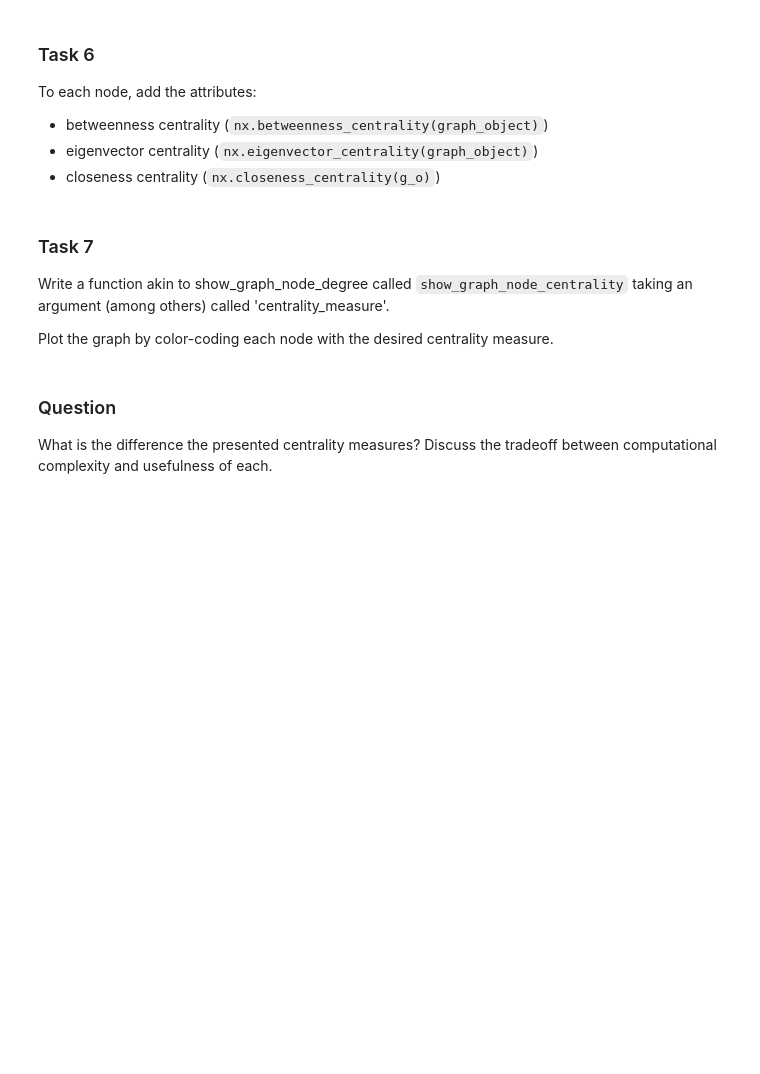
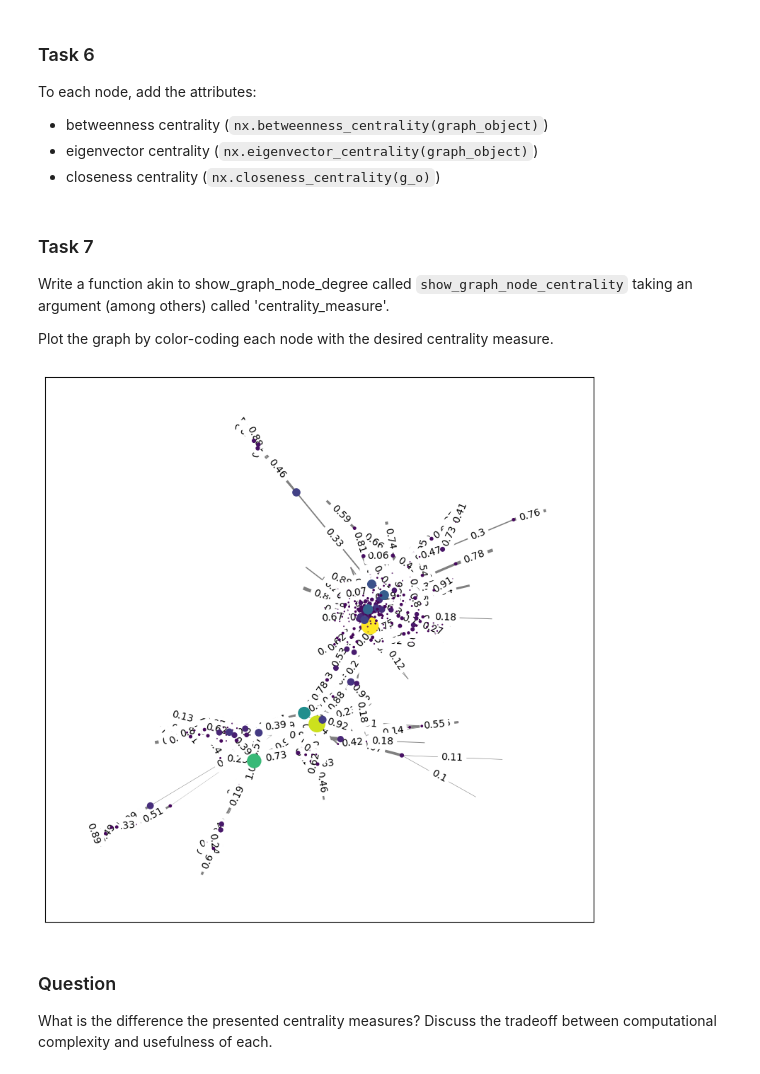
Before and after one commit to damla-jpg/vu_social_web_course, a Jupyter notebook: notebooks/SW_Ass3.ipynb, the cells around one changed output. Saved outputs shown, nothing was run; the diff lists cells and outputs as text; code cells hidden in the pictures; blank space fills up the shorter version.

```diff
--- a/notebooks/SW_Ass3.ipynb
+++ b/notebooks/SW_Ass3.ipynb
@@ -646,3 +634,44 @@ def show_graph_node_centrality(graph, centrality_measure, show_edge_attribute=Tr
+# %%
+def show_graph_node_centrality(graph, centrality_measure, show_edge_attribute=True):
+
+    if centrality_measure not in ['betweenness', 'eigenvector', 'degree', 'closeness']:
+        raise ValueError
+
+    label_offset=0.08
+    plot_margin=0.1
+
+    # your code here
+    plt.subplots(figsize=(10, 10))
+    pos = nx.spring_layout(graph)
+
+    if centrality_measure == 'betweenness':
+        nx.draw_networkx_nodes(graph, pos, node_size=[d['betweenness']*1000 for (_, d) in graph.nodes(data=True)], node_color=[d['betweenness'] for (_, d) in graph.nodes(data=True)])
+    elif centrality_measure == 'eigenvector':
+        nx.draw_networkx_nodes(graph, pos, node_size=[d['eigenvector']*1000 for (_, d) in graph.nodes(data=True)], node_color=[d['eigenvector'] for (_, d) in graph.nodes(data=True)])
+    elif centrality_measure == 'degree':
+        nx.draw_networkx_nodes(graph, pos, node_size=[d['degree']*10 for (_, d) in graph.nodes(data=True)], node_color=[d['degree'] for (_, d) in graph.nodes(data=True)])
+    elif centrality_measure == 'closeness':
+        nx.draw_networkx_nodes(graph, pos, node_size=[d['closeness']*1000 for (_, d) in graph.nodes(data=True)], node_color=[d['closeness'] for (_, d) in graph.nodes(data=True)])
+
+
+   # Repeat the usual steps, but consider user input for 'centrality_measure' to color-code each node.
+
+    nx.draw_networkx_edges(graph, pos, edgelist=graph.edges(), width=[d['weight']*4 for (_, _, d) in graph.edges(data=True)], edge_color='grey')
+    if show_edge_attribute:
+        edge_labels = {(u, v): d['weight'] for (u, v, d) in graph.edges(data=True)}
+        nx.draw_networkx_edge_labels(graph, pos, edge_labels)
+    xs = [p[0] for p in pos.values()]
+    ys = [p[1] for p in pos.values()]
+    margin = plot_margin
+    ax.set_xlim((min(xs) - margin, max(xs) + margin))
+    ax.set_ylim((min(ys) - margin, max(ys) + margin))
+    plt.show()
+
+    pass
+
+show_graph_node_centrality(sG, 'betweenness')
+# %% [output]
+[figure, added]
 # %% [markdown]
 ### Question
 What is the difference the presented centrality measures? Discuss the tradeoff between computational complexity and usefulness of each.
```
Also changed, not shown: parts of 1 cell of this notebook.
